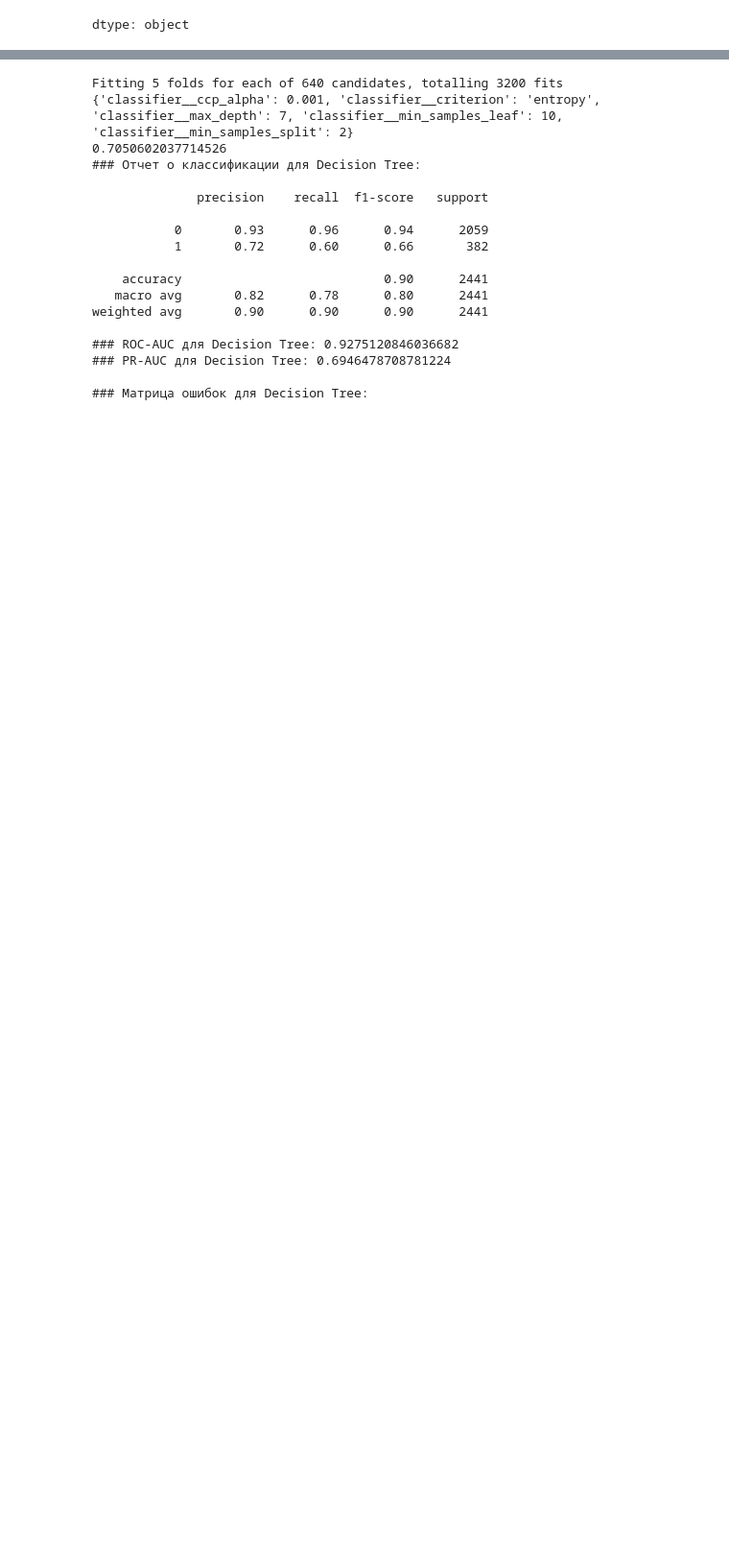
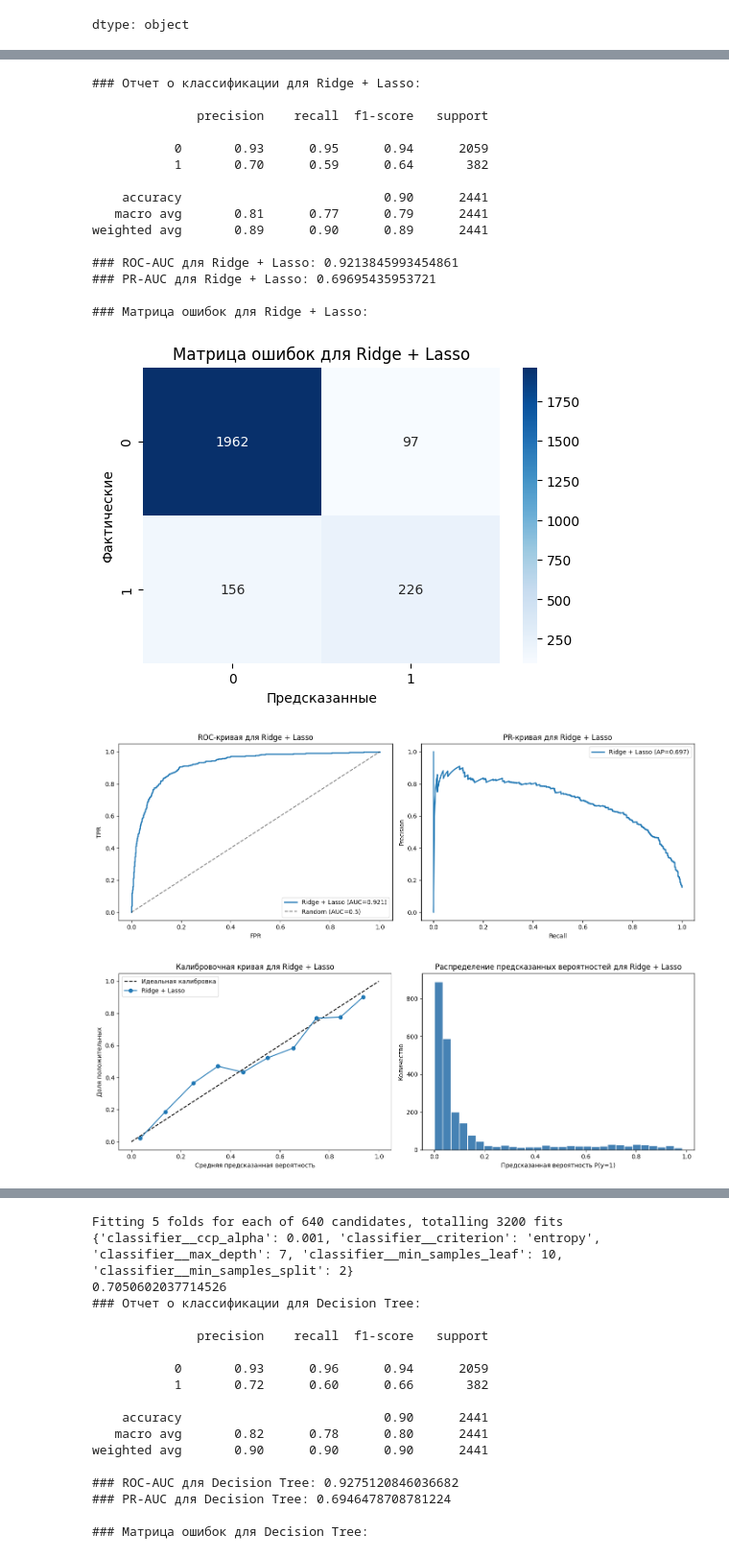
Before and after one commit to rofeleo/ml_hw, a Jupyter notebook: research.ipynb, the cells around one changed output, grey strips where cells are left out. Shown at 96% size. Drawn from its saved outputs; the diff is of its cells as text; code cells hidden in the pictures; blank space fills up the shorter version.

```diff
--- a/research.ipynb
+++ b/research.ipynb
@@ -501,0 +768,26 @@ X_train, X_test, y_train, y_test =  train_test_split(X, y, test_size=0.2, random
+# %%
+evaluate_classification_model(
+    y_test=y_test,
+    y_pred=grid_search_ridge_lasso.best_estimator_.predict(X_test),
+    y_prob=grid_search_ridge_lasso.best_estimator_.predict_proba(X_test)[:, 1],
+    model_name="Ridge + Lasso"
+)
+# %% [output]
+### Отчет о классификации для Ridge + Lasso:
+
+              precision    recall  f1-score   support
+
+           0       0.93      0.95      0.94      2059
+           1       0.70      0.59      0.64       382
+
+    accuracy                           0.90      2441
+   macro avg       0.81      0.77      0.79      2441
+weighted avg       0.89      0.90      0.89      2441
+
+### ROC-AUC для Ridge + Lasso: 0.9213845993454861
+### PR-AUC для Ridge + Lasso: 0.69695435953721
+
+### Матрица ошибок для Ridge + Lasso:
+[figure, added]
+[figure, added]
+[figure, added]
```
Also changed, not shown: parts of 19 cells of this notebook.
